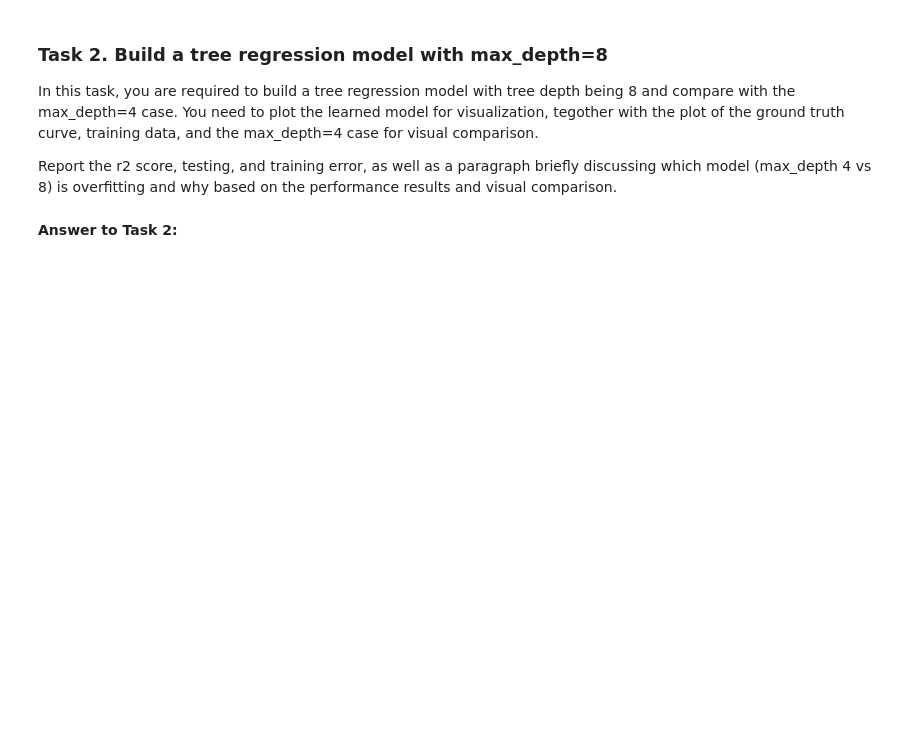
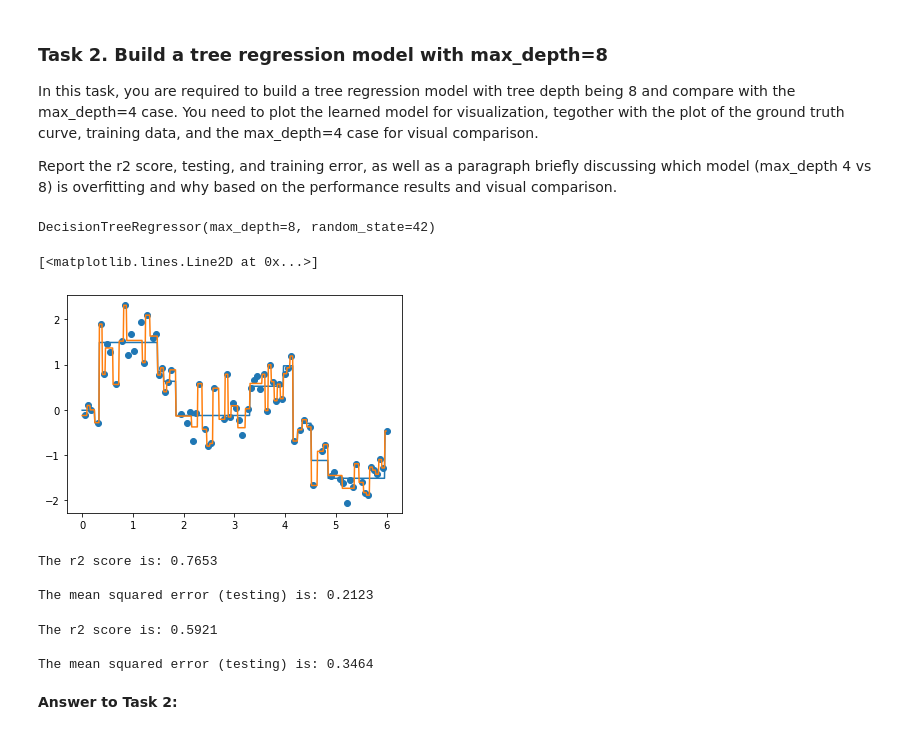
Before and after one commit to wonke2/Data-Science-Workshops, a Jupyter notebook: Practical-Week-12_Decision-Trees.ipynb, the cells around one changed output. Cells and saved outputs as stored; diff of their text form; code cells hidden in the pictures; blank space fills up the shorter version.

```diff
--- a/Practical-Week-12_Decision-Trees.ipynb
+++ b/Practical-Week-12_Decision-Trees.ipynb
@@ -307,11 +351,55 @@ Report the r2 score, testing, and training error, as well as a paragraph briefly
 # %%
 # Your code here ...
 # Training a regression tree with max_depth=8.
+regressor4 = DecisionTreeRegressor(random_state=42, max_depth=4)
+regressor4.fit(X_train, y_train)
+
+regressor8 = DecisionTreeRegressor(random_state=42, max_depth=8)
+regressor8.fit(X_train, y_train)
+# %% [output]
+DecisionTreeRegressor(max_depth=8, random_state=42)
 # %%
 # Your code here ...
 # Plot the learned model, tegether with the ground truth curve, training data, and the max_depth=4 case
+X_contour = np.arange(0.0, 6.0, 0.01) [:, np.newaxis]
+
+y_contour4 = regressor4.predict(X_contour)
+y_contour8 = regressor8.predict(X_contour)
+
+plt.scatter(X_train, y_train)
+plt.plot(X_contour, y_contour4)
+plt.plot(X_contour, y_contour8)
+# %% [output]
+[<matplotlib.lines.Line2D at 0x...>]
+[figure, added]
 # %%
 # Your code here ...
 # Evaluate the model with the testing data, using the metrics r2, testing mse, and training mse.
+y_pred = regressor4.predict(X_test)
+score4 = r2_score(y_pred, y_test)
+print("\nThe r2 score is: %.4f\n" % score4)
+
+
+mse_test4 = mean_squared_error(y_pred, y_test)
+# mse_train4 = mean_squared_error(regressor4.predict(X_train), y_train)
+print("The mean squared error (testing) is: %.4f\n" % mse_test4)
+# print("The mean squared error (training) is: %.4f\n" % mse_train)
+# %% [output]
+The r2 score is: 0.7653
+
+The mean squared error (testing) is: 0.2123
+# %%
+y_pred = regressor8.predict(X_test)
+score8 = r2_score(y_pred, y_test)
+print("\nThe r2 score is: %.4f\n" % score8)
+
+mse_test8 = mean_squared_error(y_pred8, y_test)
+# mse_train8 = mean_squared_error(regressor8.predict(X_train), y_train)
+print("The mean squared error (testing) is: %.4f\n" % mse_test8)
+# print("The mean squared error (training) is: %.4f\n" % mse_train)
+# %% [output]
+The r2 score is: 0.5921
+
+The mean squared error (testing) is: 0.3464
 # %% [markdown]
 **Answer to Task 2:**
```
Also changed, not shown: parts of 24 cells of this notebook.
